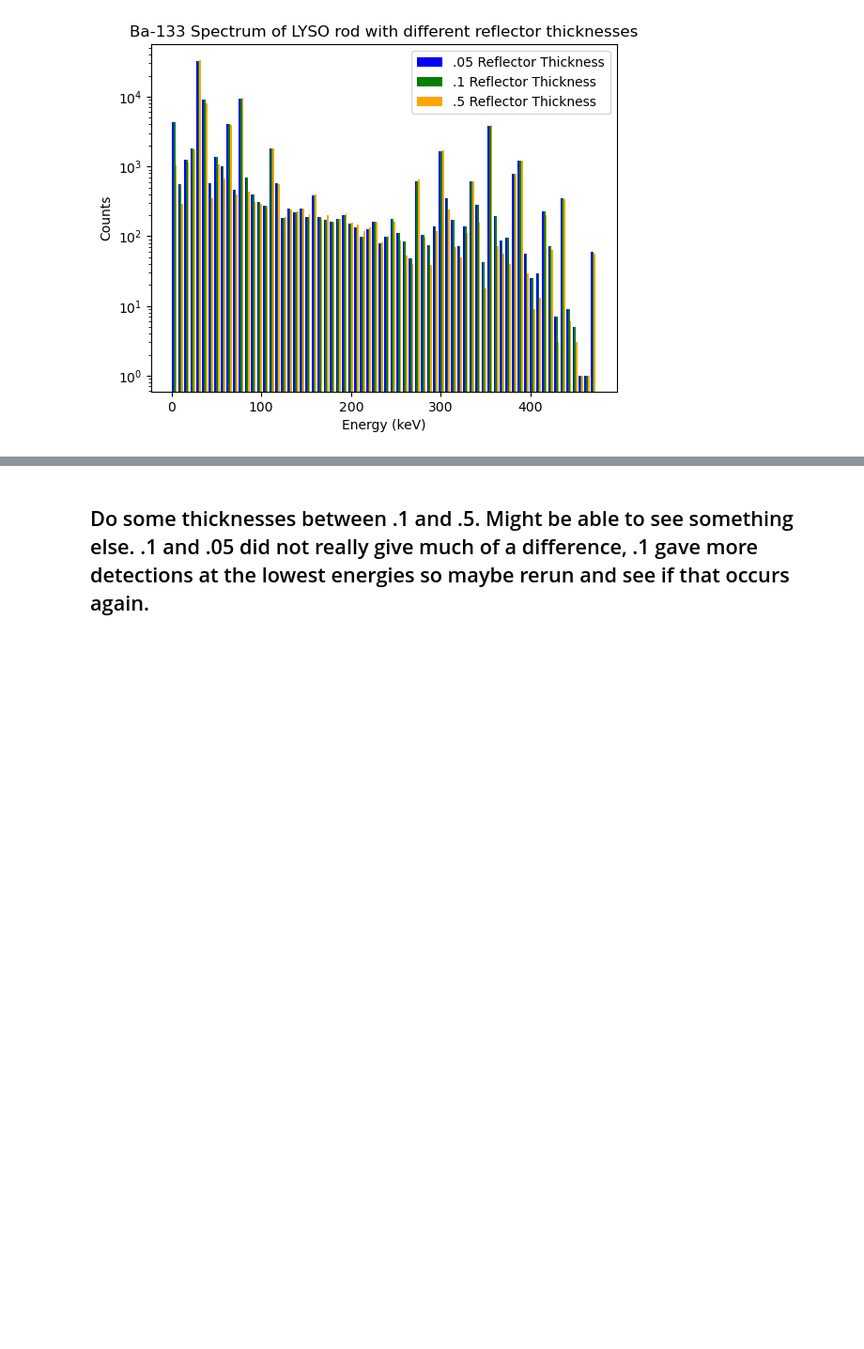
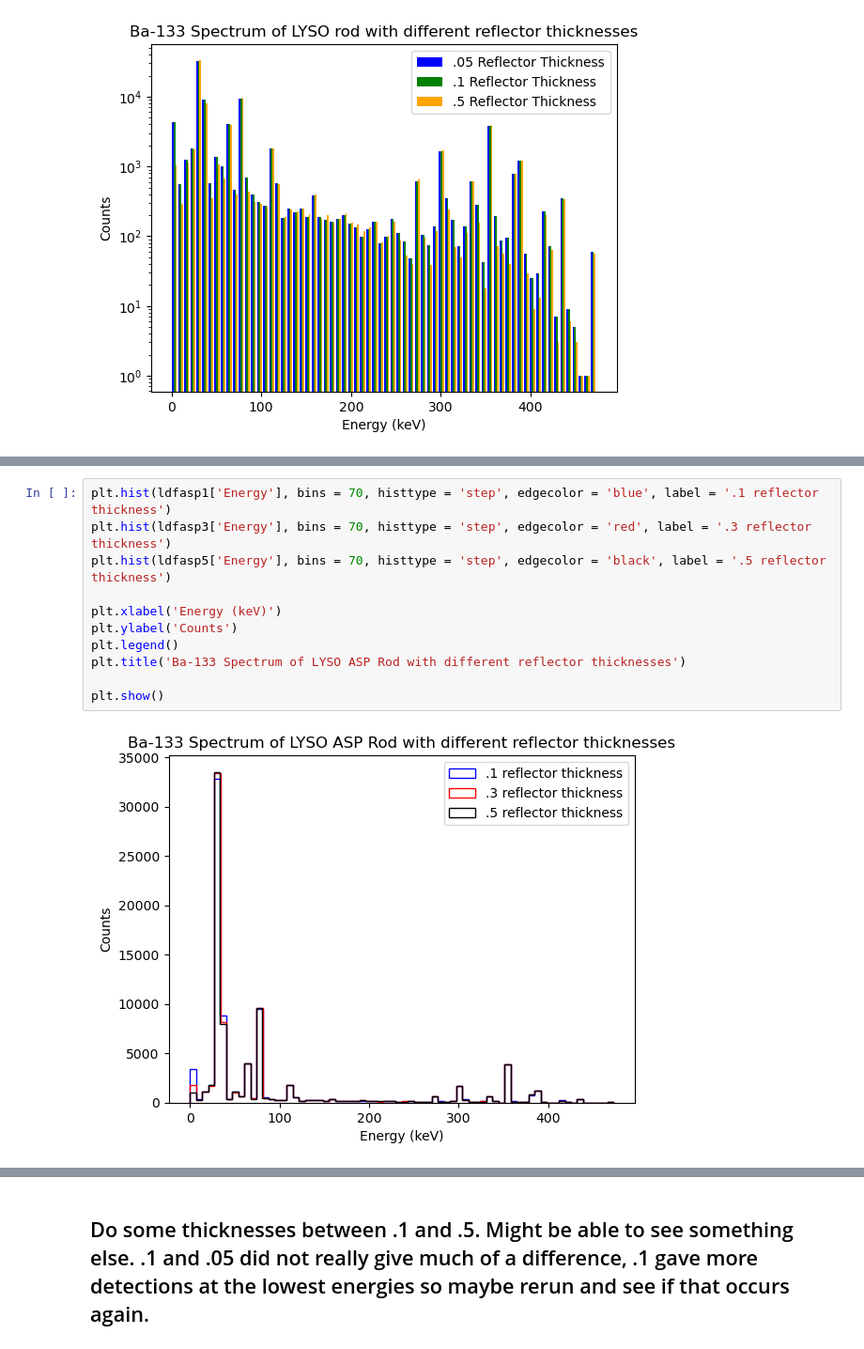
Before and after one commit to ChrisG0407/impish-project, a Jupyter notebook: xray-spectrum.ipynb, the cells around one changed output, grey strips where cells are left out. Shown: that part at 94% size. Cells and saved outputs as stored; diff of their text form; blank space fills up the shorter version.

```diff
--- a/xray-spectrum.ipynb
+++ b/xray-spectrum.ipynb
@@ -269,0 +350,13 @@ plt.show()
+# %%
+plt.hist(ldfasp1['Energy'], bins = 70, histtype = 'step', edgecolor = 'blue', label = '.1 reflector thickness')
+plt.hist(ldfasp3['Energy'], bins = 70, histtype = 'step', edgecolor = 'red', label = '.3 reflector thickness')
+plt.hist(ldfasp5['Energy'], bins = 70, histtype = 'step', edgecolor = 'black', label = '.5 reflector thickness')
+
+plt.xlabel('Energy (keV)')
+plt.ylabel('Counts')
+plt.legend()
+plt.title('Ba-133 Spectrum of LYSO ASP Rod with different reflector thicknesses')
+
+plt.show()
+# %% [output]
+[figure, added]
```
Also changed, not shown: parts of 15 cells of this notebook.
